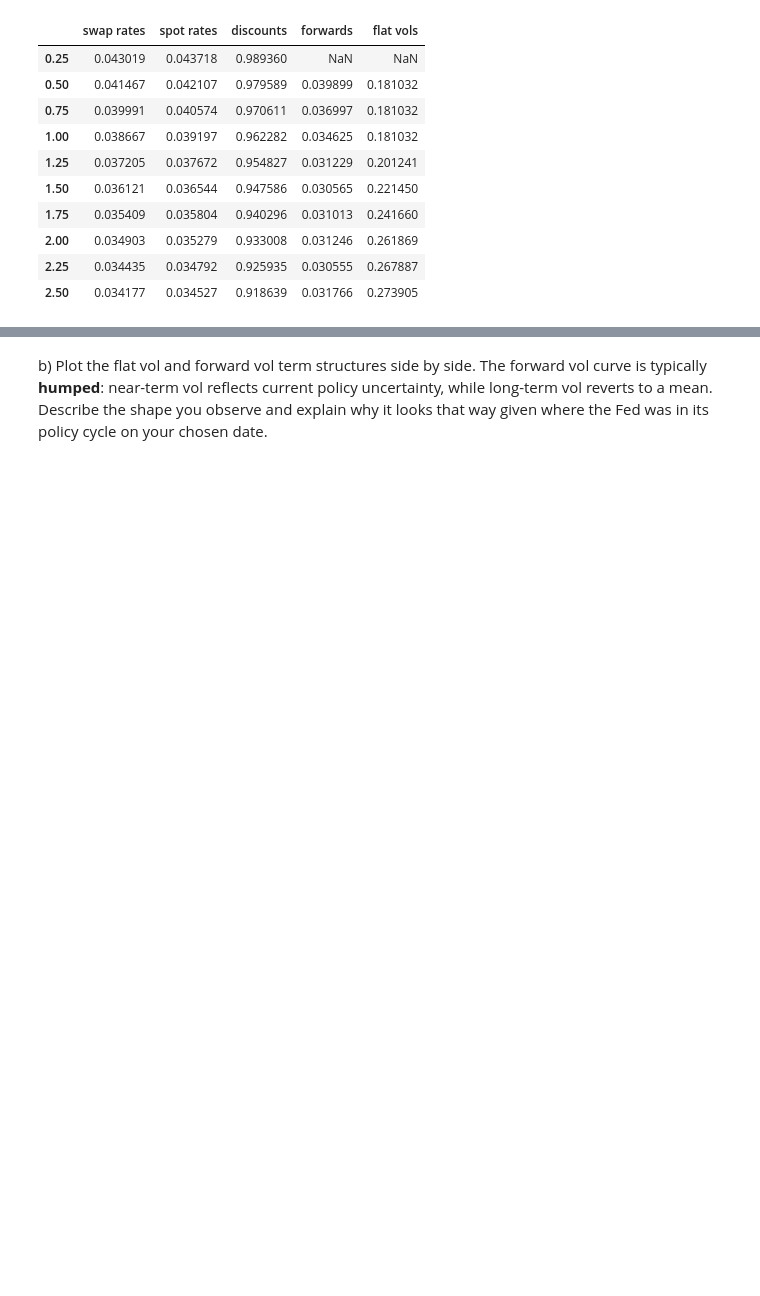
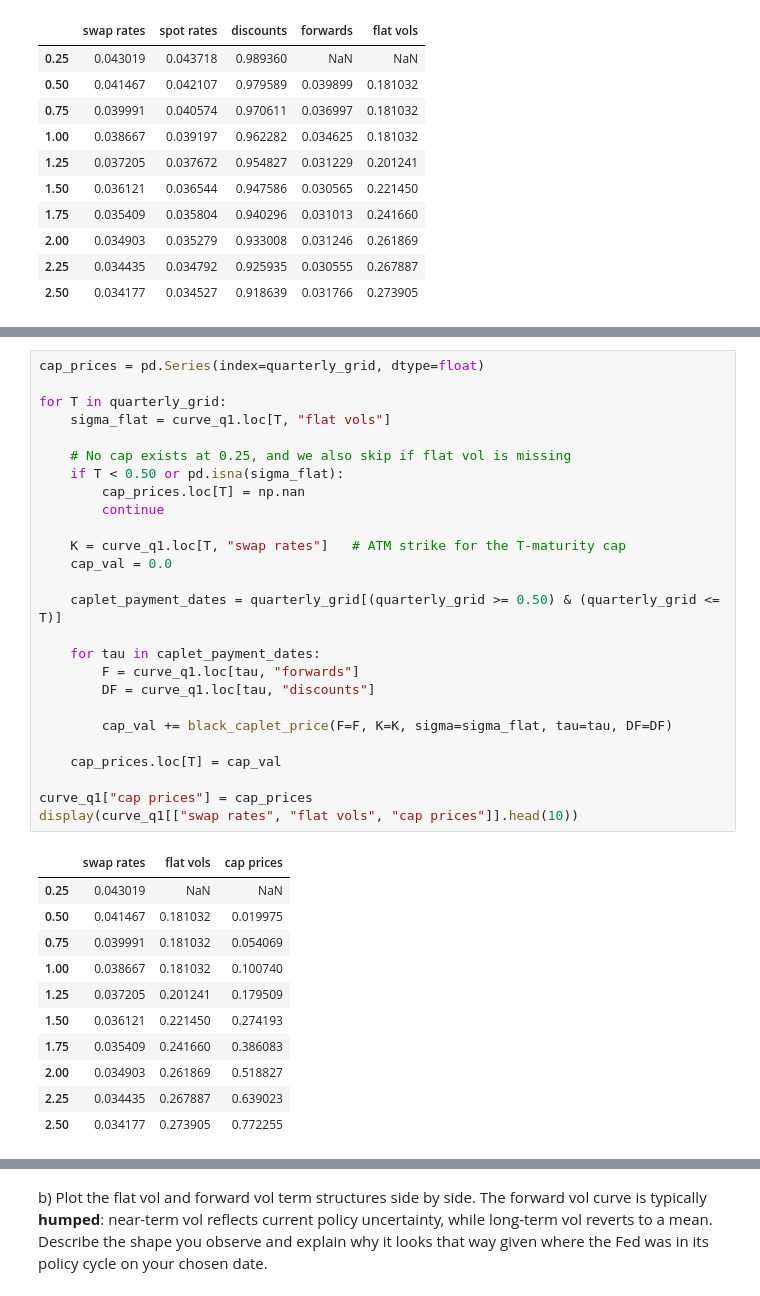
Before and after one commit to azakharove/finm37500P8, a Jupyter notebook: P8 Forward Volatility from the SOFR Cap Market_AZ.ipynb, the cells around one changed output, grey strips where cells are left out. Drawn from its saved outputs; the diff is of its cells as text; blank space fills up the shorter version.

```diff
--- a/P8 Forward Volatility from the SOFR Cap Market_AZ.ipynb
+++ b/P8 Forward Volatility from the SOFR Cap Market_AZ.ipynb
@@ -384,0 +411,38 @@ display(curve_q1.head(10))
+# %%
+cap_prices = pd.Series(index=quarterly_grid, dtype=float)
+
+for T in quarterly_grid:
+    sigma_flat = curve_q1.loc[T, "flat vols"]
+
+    # No cap exists at 0.25, and we also skip if flat vol is missing
+    if T < 0.50 or pd.isna(sigma_flat):
+        cap_prices.loc[T] = np.nan
+        continue
+
+    K = curve_q1.loc[T, "swap rates"]   # ATM strike for the T-maturity cap
+    cap_val = 0.0
+
+    caplet_payment_dates = quarterly_grid[(quarterly_grid >= 0.50) & (quarterly_grid <= T)]
+
+    for tau in caplet_payment_dates:
+        F = curve_q1.loc[tau, "forwards"]
+        DF = curve_q1.loc[tau, "discounts"]
+
+        cap_val += black_caplet_price(F=F, K=K, sigma=sigma_flat, tau=tau, DF=DF)
+
+    cap_prices.loc[T] = cap_val
+
+curve_q1["cap prices"] = cap_prices
+display(curve_q1[["swap rates", "flat vols", "cap prices"]].head(10))
+# %% [output]
+|  | swap rates | flat vols | cap prices |
+| 0.25 | 0.043019 | NaN | NaN |
+| 0.50 | 0.041467 | 0.181032 | 0.019975 |
+| 0.75 | 0.039991 | 0.181032 | 0.054069 |
+| 1.00 | 0.038667 | 0.181032 | 0.100740 |
+| 1.25 | 0.037205 | 0.201241 | 0.179509 |
+| 1.50 | 0.036121 | 0.221450 | 0.274193 |
+| 1.75 | 0.035409 | 0.241660 | 0.386083 |
+| 2.00 | 0.034903 | 0.261869 | 0.518827 |
+| 2.25 | 0.034435 | 0.267887 | 0.639023 |
+| 2.50 | 0.034177 | 0.273905 | 0.772255 |
```
Also changed, not shown: parts of 5 cells of this notebook.
